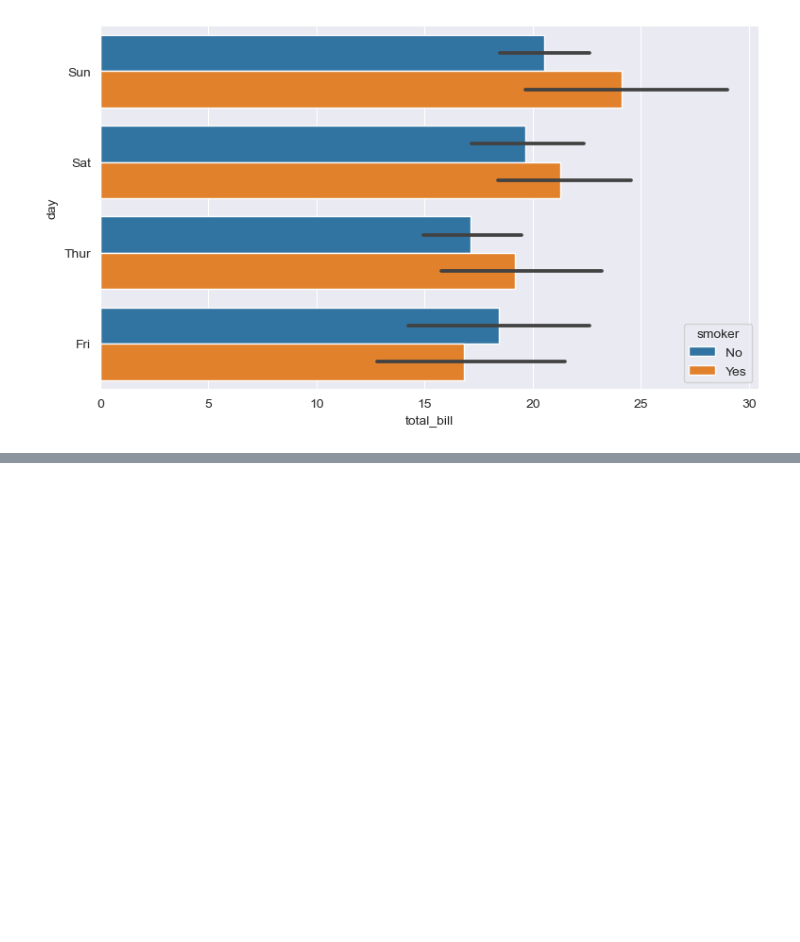
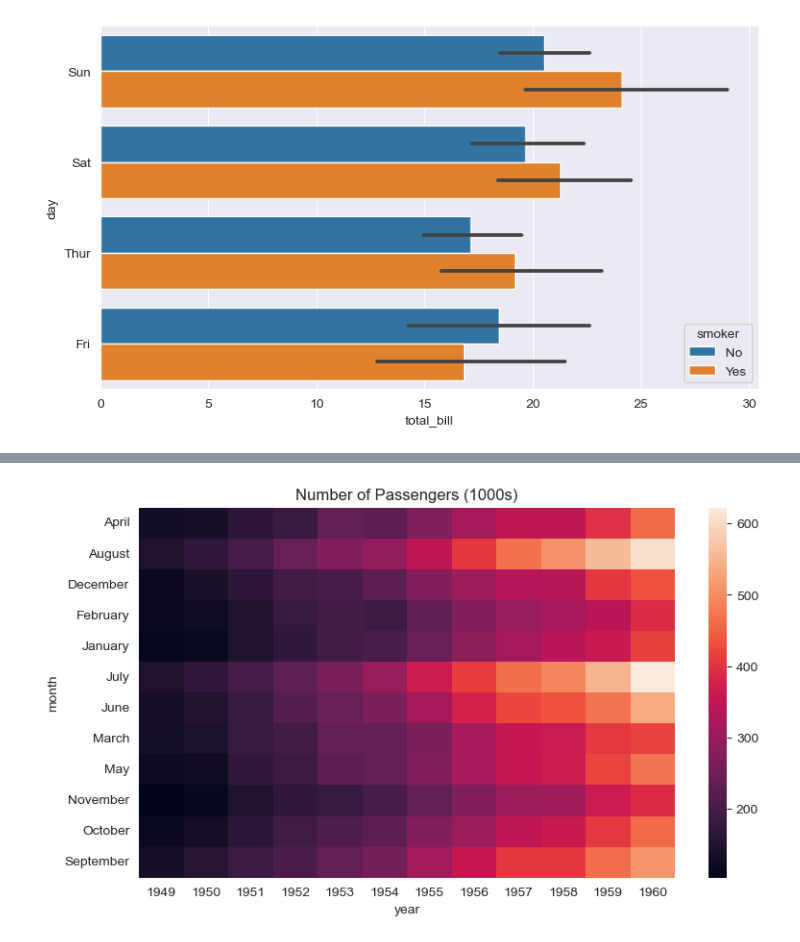
Before and after one commit to Swaraz08/Jupyter, a Jupyter notebook: pandas.ipynb, the cells around one changed output, grey strips where cells are left out. Cells and saved outputs as stored; diff of their text form; code cells hidden in the pictures; blank space fills up the shorter version.

```diff
--- a/pandas.ipynb
+++ b/pandas.ipynb
@@ -1123,0 +1151,3 @@ sns.barplot(y='day',x='total_bill',hue='smoker',data=tips_df);
+# %%
+table_df=flights_df.pivot('month','year','passengers')
+table_df
@@ -1123,0 +1169,5 @@ sns.barplot(y='day',x='total_bill',hue='smoker',data=tips_df);
+# %%
+plt.title("Number of Passengers (1000s)")
+sns.heatmap(table_df);
+# %% [output]
+[figure, added]
```
Also changed, not shown: parts of 8 cells of this notebook.
